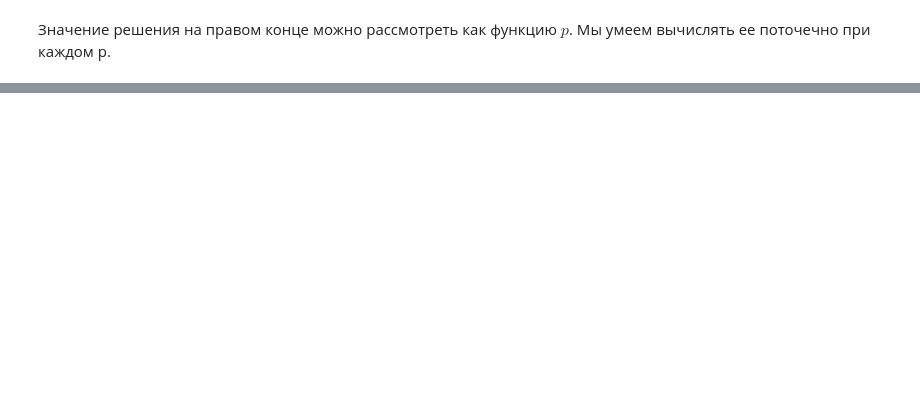
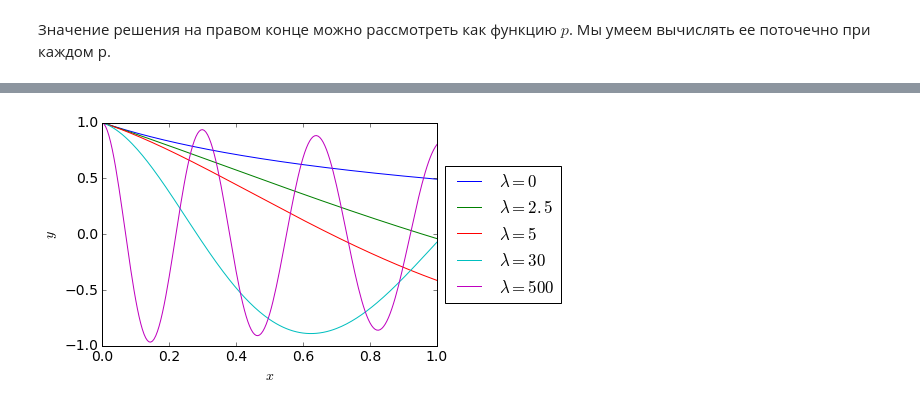
Before and after one commit to CompMathGroup/compmath-slides, a Jupyter notebook: jupyter-slides/11-Boundary/Boundary.ipynb, the cells around one changed output, grey strips where cells are left out. Drawn from its saved outputs; the diff is of its cells as text; code cells hidden in the pictures; blank space fills up the shorter version.

```diff
--- a/jupyter-slides/11-Boundary/Boundary.ipynb
+++ b/jupyter-slides/11-Boundary/Boundary.ipynb
@@ -400,0 +526,35 @@ shoot_plot(ptrue)
+# %%
+def solve_cauchy(M, lam, order=2):
+    x = np.linspace(0, 1, M+1); h=x[1]-x[0]
+    u = np.empty_like(x)
+    # Заполняем начальные условия
+    u[0] = 1
+    if order==1:
+        fd = -u[0]
+    else:
+        fd = ((1-lam)*h*u[0]/2 - u[0]) / (1+h/2)
+    u[1] = u[0] + h * fd
+    for m in range(1, M):
+        xm = m*h; xml = xm-h/2; xmp = xm+h/2
+        rhs = (np.exp(-xm) - lam)*u[m]*h*h
+        u[m+1] = u[m] + (rhs + (1+xml)*(u[m] - u[m-1])) / (1+xmp)
+    return x,u
+
+def residual(*args, **kwargs):
+    _,u = solve_cauchy(*args, **kwargs)
+    return u[-1]
+# %%
+X, U1 = solve_cauchy(200, 0, 2)
+X, U2 = solve_cauchy(200, 2.5, 2)
+X, U3 = solve_cauchy(200, 5, 2)
+X, U4 = solve_cauchy(200, 30, 2)
+X, U5 = solve_cauchy(200, 500, 2)
+plt.plot(X, U1, label=r'$\lambda=0$')
+plt.plot(X, U2, label=r'$\lambda=2.5$')
+plt.plot(X, U3, label=r'$\lambda=5$')
+plt.plot(X, U4, label=r'$\lambda=30$')
+plt.plot(X, U5, label=r'$\lambda=500$')
+plt.legend(loc='center left', bbox_to_anchor=(1., .5))
+plt.xlabel('$x$'); plt.ylabel(r'$y$'); plt.show()
+# %% [output]
+[figure, added]
```
Also changed, not shown: parts of 18 cells of this notebook.
